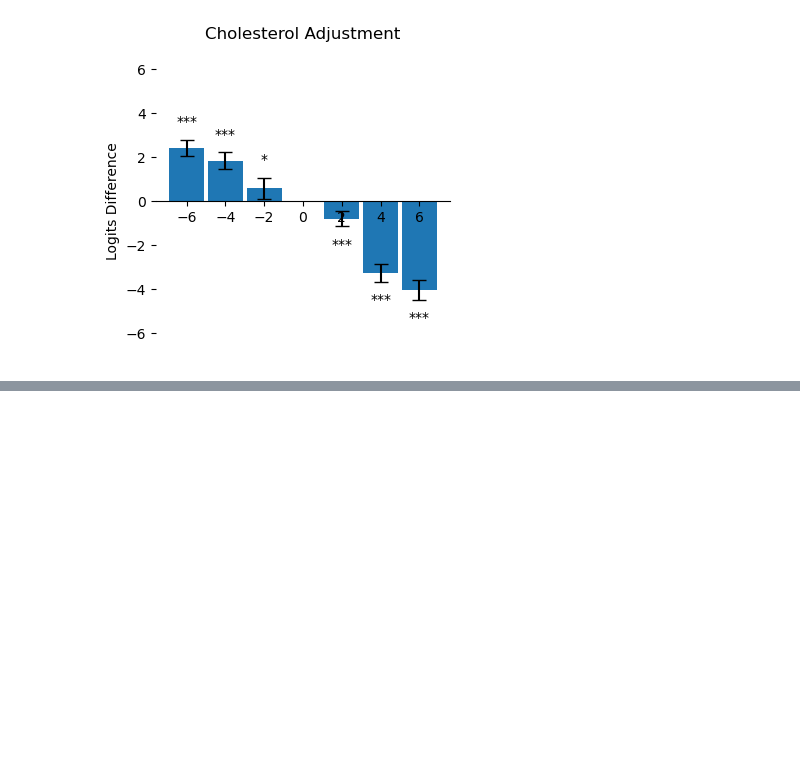
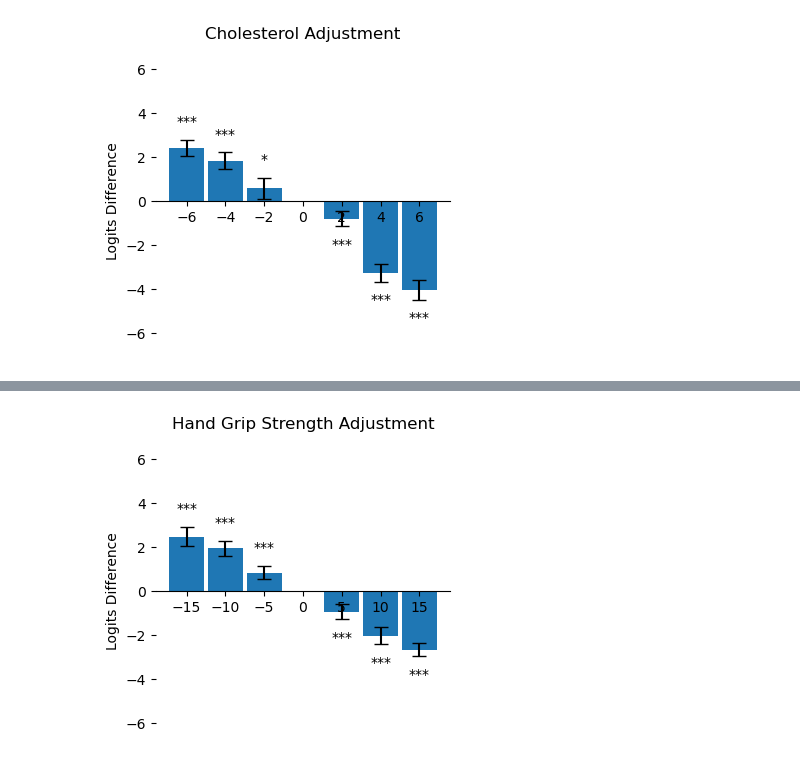
Before and after one commit to aorliche/PNC, a Jupyter notebook: UKB-AD/UKBAD3DeltaADGraph.ipynb, the cells around one changed output, grey strips where cells are left out. Saved outputs shown, nothing was run; the diff lists cells and outputs as text; code cells hidden in the pictures; blank space fills up the shorter version.

```diff
--- a/UKB-AD/UKBAD3DeltaADGraph.ipynb
+++ b/UKB-AD/UKBAD3DeltaADGraph.ipynb
@@ -265,0 +274,8 @@ showfig(logits, diffs, errs, 'Cholesterol')
+# %%
+logits = [0.838538022,1.940994102,2.472826667,-0.9423296314,-2.03384766,-2.659778575]
+diffs = [-5,-10,-15,5,10,15]
+errs = [1.40970348,1.582653104,1.924079647,1.49576923,1.693752049,1.346646302]
+
+showfig(logits, diffs, errs, 'Hand Grip Strength')
+# %% [output]
+[figure, added]
```
Also changed, not shown: parts of 1 cell of this notebook, 5 other files.
